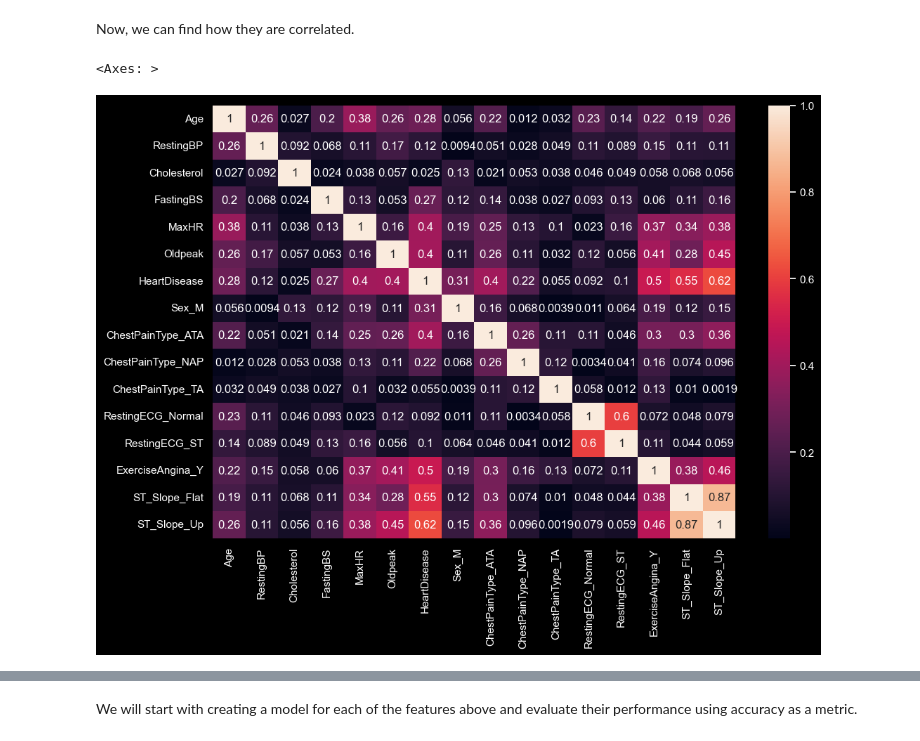
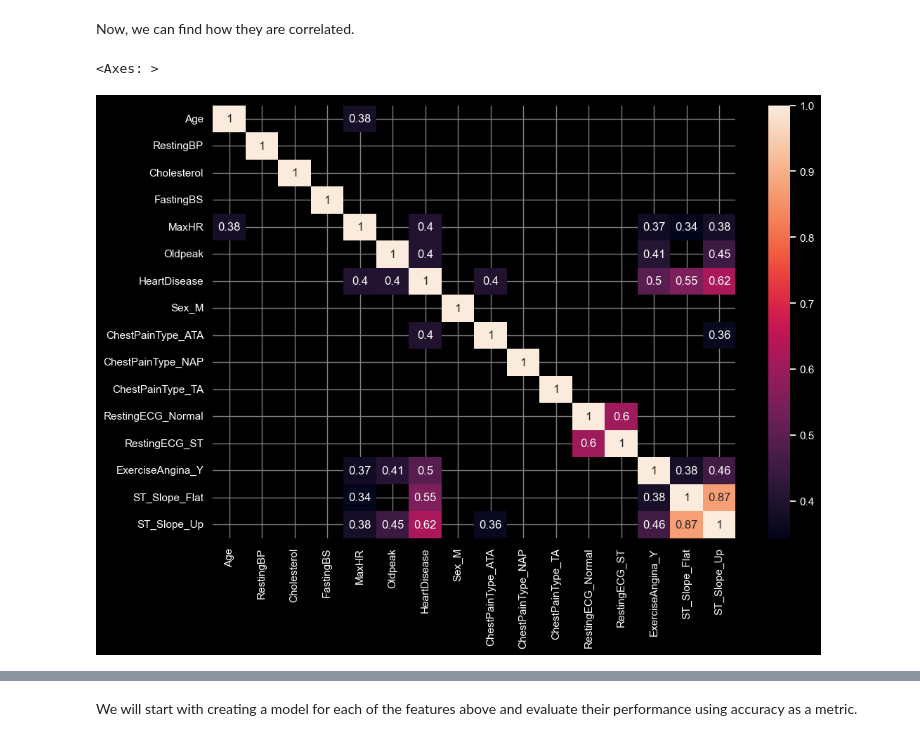
Before and after one commit to adiarya/project_supervisedML, a Jupyter notebook: Mission740Solutions.ipynb, the cells around one changed output, grey strips where cells are left out. Saved outputs shown, nothing was run; the diff lists cells and outputs as text; code cells hidden in the pictures.

```diff
--- a/Mission740Solutions.ipynb
+++ b/Mission740Solutions.ipynb
@@ -13,14 +9,19 @@ import pandas as pd
 from sklearn.preprocessing import MinMaxScaler
 from sklearn.model_selection import train_test_split, GridSearchCV
 from sklearn.metrics import accuracy_score
-from sklearn.neighbors import KNeighborsClassifier
+from sklearn.neighbors import KNeighborsClassifier, KNeighborsTransformer
+from sklearn.pipeline import Pipeline
 
 import seaborn as sns
 import matplotlib.pyplot as plt
 %matplotlib inline
 #set seaborn theme
-sns.set_theme(style="darkgrid")
+#sns.set_style("darkgrid", {'grid.color': 'gray'})
 plt.style.use("dark_background")
+#set the grid color to gray
+plt.rcParams['grid.color'] = "gray"
+#set the outline of the plot to gray
+plt.rcParams['axes.edgecolor'] = "gray"
 sns.set_palette("muted")
 # %% [markdown]
 ## EDA: Descriptive Statistics
@@ -269,7 +264,7 @@ Now, we can find how they are correlated.
 # %%
 correlations = abs(df_clean.corr())
 plt.figure(figsize=(12,8))
-sns.heatmap(correlations, annot=True)
+sns.heatmap(correlations, annot=True, mask = correlations < 0.31)
 # %% [output]
 <Axes: >
-[figure, old version]
+[figure, new version]
```
Also changed, not shown: parts of 25 cells of this notebook.
